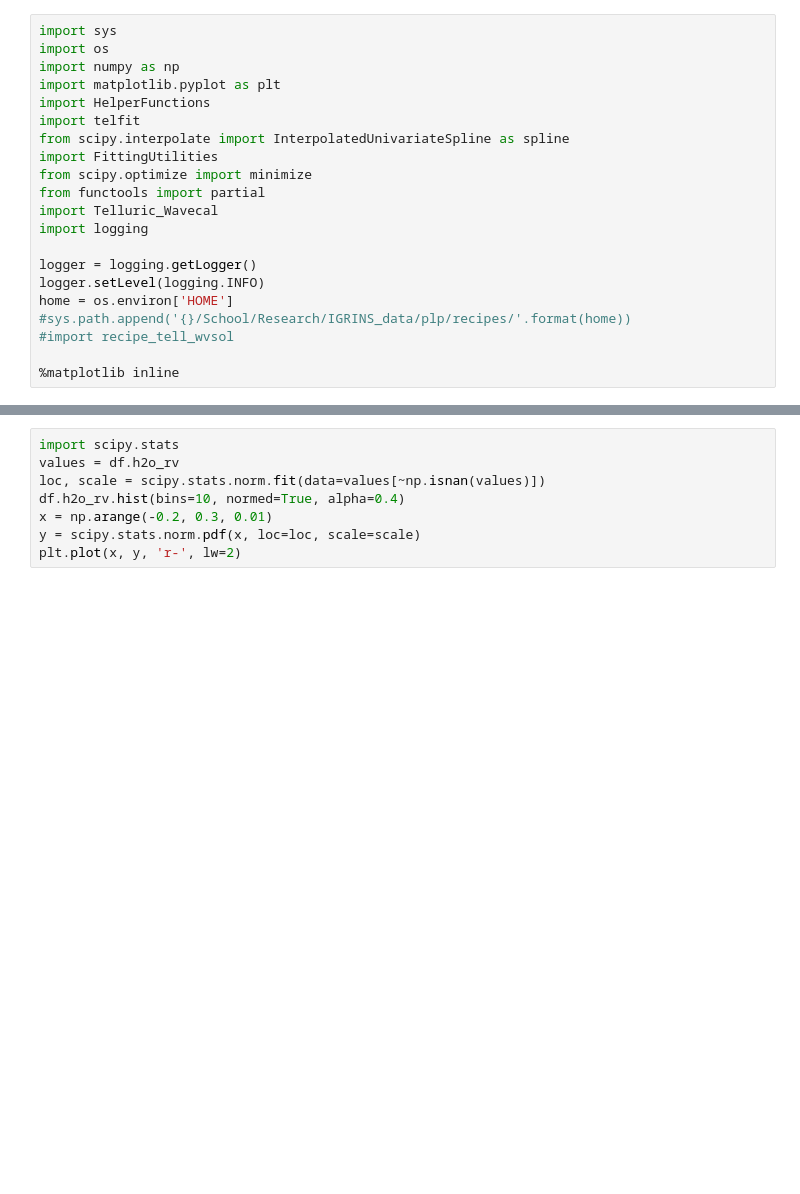
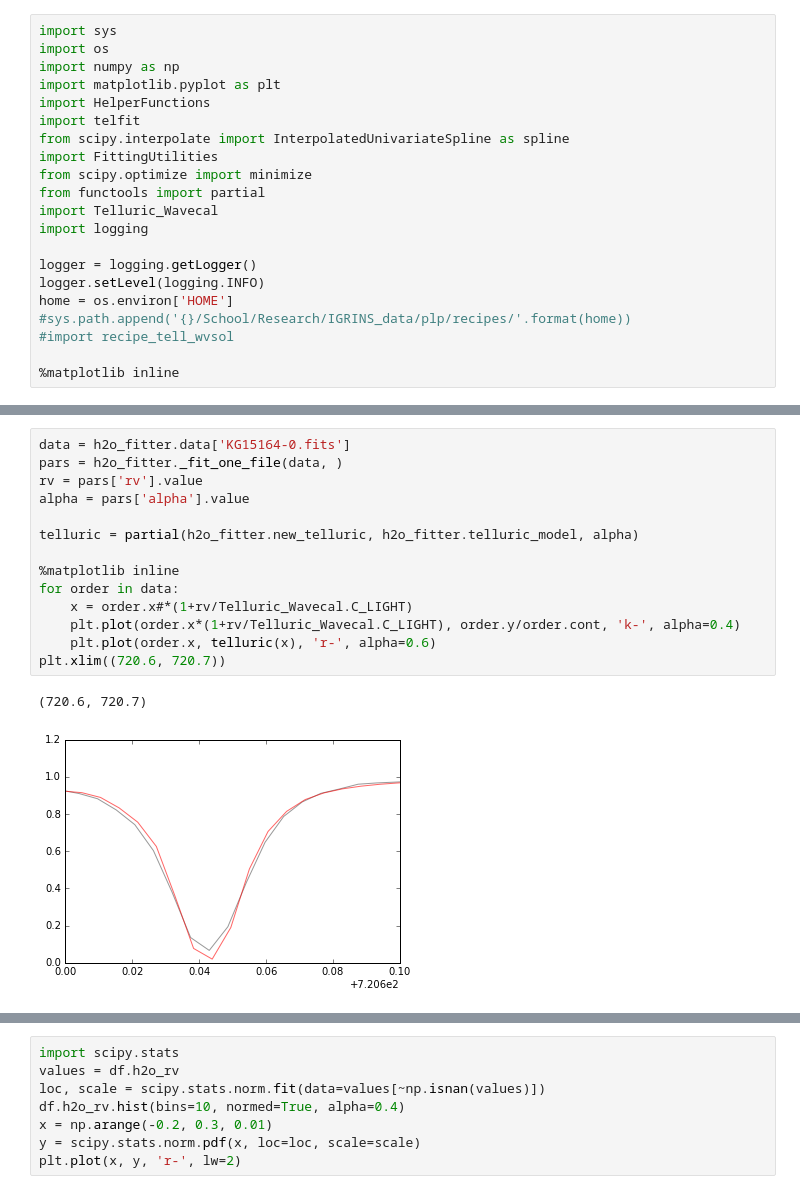
Before and after one commit to kgullikson88/TS23-Scripts, a Jupyter notebook: Telluric_Wavecal.ipynb, the cells around one changed output, grey strips where cells are left out. Cells and saved outputs as stored; diff of their text form; blank space fills up the shorter version.

```diff
--- a/Telluric_Wavecal.ipynb
+++ b/Telluric_Wavecal.ipynb
@@ -49,3 +70,20 @@ print(h2o_rv, h2o_rv_err)
+# %%
+data = h2o_fitter.data['KG15164-0.fits']
+pars = h2o_fitter._fit_one_file(data, )
+rv = pars['rv'].value
+alpha = pars['alpha'].value
+
+telluric = partial(h2o_fitter.new_telluric, h2o_fitter.telluric_model, alpha)
+
+%matplotlib inline
+for order in data:
+    x = order.x#*(1+rv/Telluric_Wavecal.C_LIGHT)
+    plt.plot(order.x*(1+rv/Telluric_Wavecal.C_LIGHT), order.y/order.cont, 'k-', alpha=0.4)
+    plt.plot(order.x, telluric(x), 'r-', alpha=0.6)
+plt.xlim((720.6, 720.7))
+# %% [output]
+(720.6, 720.7)
+[figure, added]
 # %%
 import telfit
 modeler = telfit.Modeler()
```
Also changed, not shown: parts of 10 cells of this notebook.
